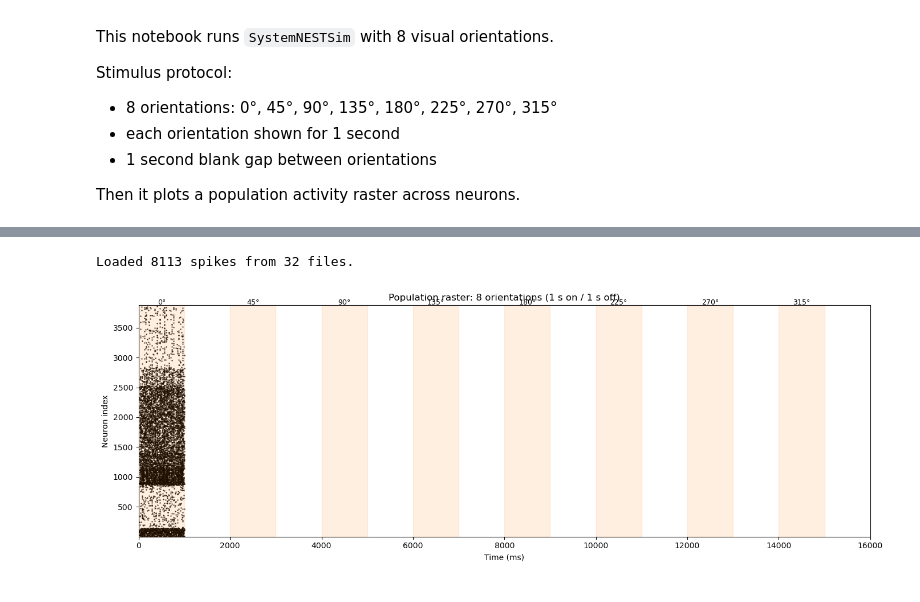
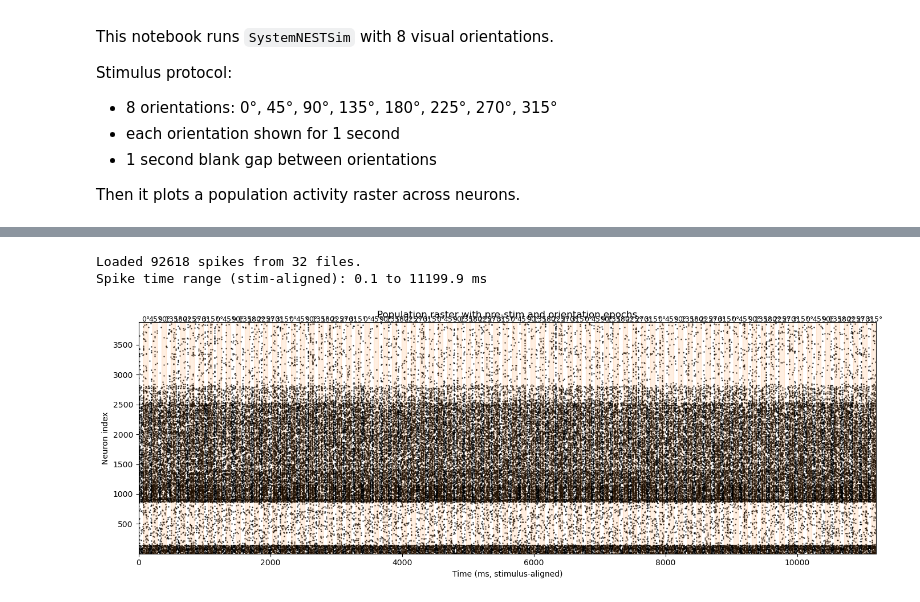
Before and after one commit to ricebci/high_dimensional_stim_sim, a Jupyter notebook: run_visual_orientations_raster.ipynb, the cells around one changed output, grey strips where cells are left out. Saved outputs shown, nothing was run; the diff lists cells and outputs as text; code cells hidden in the pictures.

```diff
--- a/run_visual_orientations_raster.ipynb
+++ b/run_visual_orientations_raster.ipynb
@@ -120,40 +118,70 @@ def load_spikes_robust(path, name_prefix, begin_ms, end_ms):
 
     return np.asarray(all_times), np.asarray(all_neurons), spike_files
 
+# Plot window in stimulus-aligned time (ms)
 raster_begin_ms = 0
 raster_end_ms = input_duration_ms
+
+# Convert to absolute simulation-time window and guard against negative start
+begin_abs_ms = max(0.0, raster_begin_ms + presim_ms)
+end_abs_ms = raster_end_ms + presim_ms
+
 times_all, neurons_all, spike_files = load_spikes_robust(
-    sim.sim_dict["data_path"], "spike_recorder", raster_begin_ms, raster_end_ms
+    data_path,
+    "spike_recorder",
+    begin_abs_ms,
+    end_abs_ms,
 )
 
+# Shift to stimulus-aligned axis where 0 ms is visual stimulus onset
+times_all = times_all - presim_ms
+
 print(f"Loaded {len(times_all)} spikes from {len(spike_files)} files.")
+if len(times_all) > 0:
+    print(f"Spike time range (stim-aligned): {times_all.min():.1f} to {times_all.max():.1f} ms")
 # %% [output]
-Loaded 8113 spikes from 32 files.
+Loaded 92618 spikes from 32 files.
+Spike time range (stim-aligned): 0.1 to 11199.9 ms
 # %%
 if len(times_all) == 0:
     print("No spikes found in selected range.")
 else:
     plt.figure(figsize=(14, 5))
     plt.scatter(times_all, neurons_all, s=0.6, c="k", alpha=0.7)
 
     ymin, ymax = np.min(neurons_all), np.max(neurons_all)
+
+    # Mark pre-stim period
+    if raster_begin_ms < 0:
+        plt.axvspan(raster_begin_ms, 0, color="tab:blue", alpha=0.08)
+        plt.text(
+            0.5 * raster_begin_ms,
+            ymax + 5,
+            "pre-stim",
+            ha="center",
+            va="bottom",
+            fontsize=9,
+            color="tab:blue",
+        )
+
+    # Mark stimulus-on orientation epochs
     for start_ms, end_ms, label in epoch_info:
         plt.axvspan(start_ms, end_ms, color="tab:orange", alpha=0.12)
         plt.text(
             0.5 * (start_ms + end_ms),
             ymax + 5,
             label,
             ha="center",
             va="bottom",
             fontsize=9,
         )
 
     plt.xlim(raster_begin_ms, raster_end_ms)
     plt.ylim(ymin, ymax + 20)
-    plt.xlabel("Time (ms)")
+    plt.xlabel("Time (ms, stimulus-aligned)")
     plt.ylabel("Neuron index")
-    plt.title("Population raster: 8 orientations (1 s on / 1 s off)")
+    plt.title("Population raster with pre-stim and orientation epochs")
     plt.tight_layout()
     plt.show()
 # %% [output]
-[figure, old version]
+[figure, new version]
```
Also changed, not shown: parts of 6 cells of this notebook, 5 other files.
